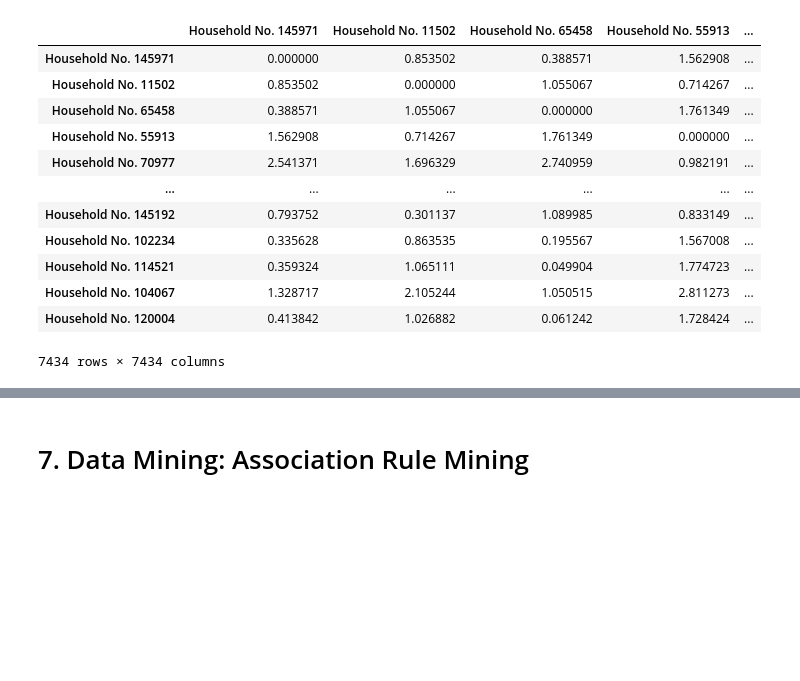
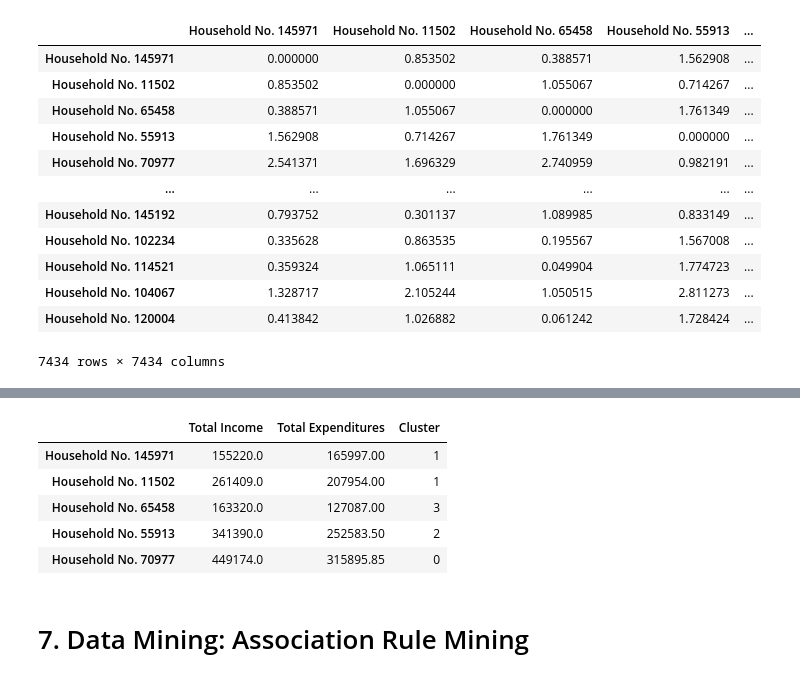
Before and after one commit to angelodelapaz/DataMiningPrelims, a Jupyter notebook: notebooks/01-EDA.ipynb, the cells around one changed output, grey strips where cells are left out. Cells and saved outputs as stored; diff of their text form; code cells hidden in the pictures; blank space fills up the shorter version.

Commit message:
Added AgglomerativeCLustering to put cluster label in original dataset

```diff
--- a/notebooks/01-EDA.ipynb
+++ b/notebooks/01-EDA.ipynb
@@ -715,3 +703,20 @@ fig.show()
+# %%
+from sklearn.cluster import AgglomerativeClustering
+
+num_clusters = 4
+
+clustering = AgglomerativeClustering(n_clusters=num_clusters)
+cluster_labels = clustering.fit_predict(euclidean_distances)
+
+sampled_df['Cluster'] = cluster_labels
+sampled_df.head()
+# %% [output]
+|  | Total Income | Total Expenditures | Cluster |
+| Household No. 145971 | 155220.0 | 165997.00 | 1 |
+| Household No. 11502 | 261409.0 | 207954.00 | 1 |
+| Household No. 65458 | 163320.0 | 127087.00 | 3 |
+| Household No. 55913 | 341390.0 | 252583.50 | 2 |
+| Household No. 70977 | 449174.0 | 315895.85 | 0 |
 # %% [markdown]
 # 7. Data Mining: Association Rule Mining
 # %% [markdown]
```
Also changed, not shown: parts of 3 cells of this notebook.
